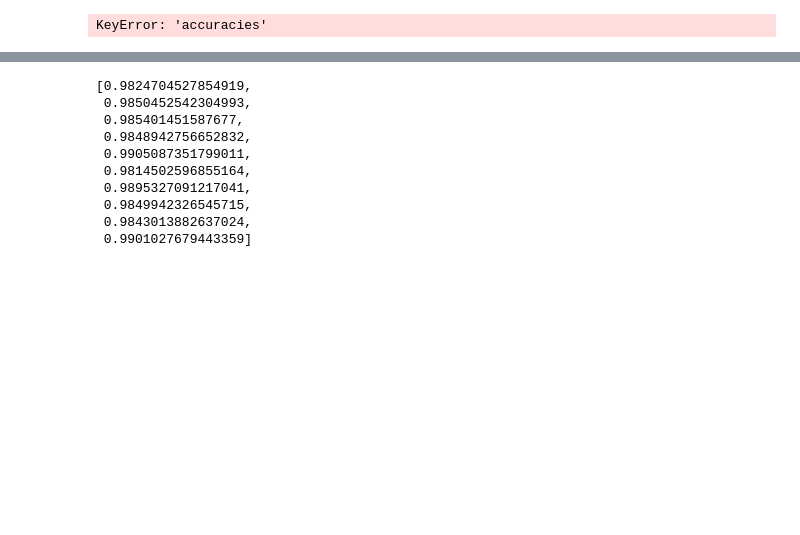
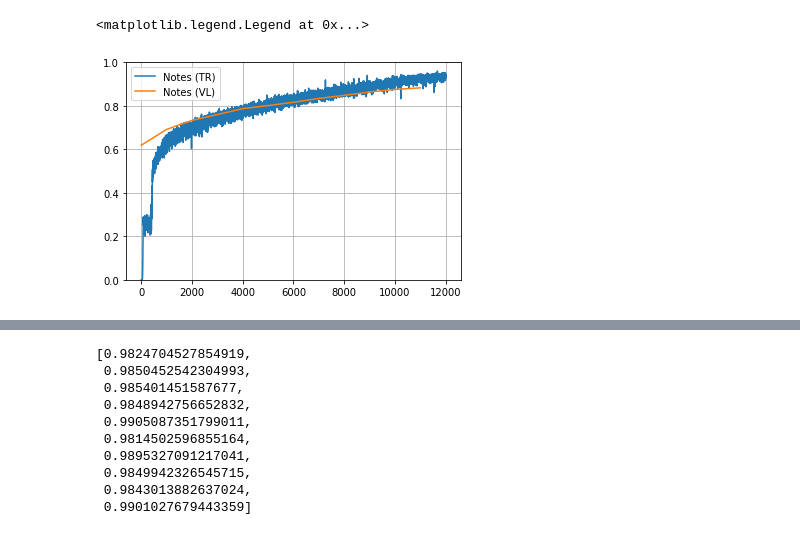
Before and after one commit to EmanueleCosenza/polyphemus, a Jupyter notebook: plot.ipynb, the cells around one changed output, grey strips where cells are left out. Drawn from its saved outputs; the diff is of its cells as text; code cells hidden in the pictures; blank space fills up the shorter version.

```diff
--- a/plot.ipynb
+++ b/plot.ipynb
@@ -35,15 +35,23 @@ plt.legend()
 # %%
-accs = checkpoint['accuracies']
-plt.plot(range(1, len(accs['acts'])+1), accs['acts'], label='acts')
-plt.plot(range(1, len(accs['pitches'])+1), accs['pitches'], label='pitches')
-plt.plot(range(1, len(accs['dur'])+1), accs['dur'], label='dur')
-plt.plot(range(1, len(accs['notes'])+1), accs['notes'], label='notes')
+tr_accs = checkpoint['tr_accuracies']
+#plt.plot(range(1, len(tr_accs['acts'])+1), tr_accs['acts'], label='Activations (TR)')
+#plt.plot(range(1, len(tr_accs['pitches'])+1), tr_accs['pitches'], label='Pitches (TR)')
+#plt.plot(range(1, len(tr_accs['dur'])+1), tr_accs['dur'], label='Durations (TR)')
+plt.plot(range(1, len(tr_accs['notes'])+1), tr_accs['notes'], label='Notes (TR)')
+
+val_accs = checkpoint['val_accuracies']
+#plt.plot(range(1, len(tr_accs['acts'])+1, eval_every), val_accs['acts'], label='Activations (VL)')
+#plt.plot(range(1, len(tr_accs['pitches'])+1, eval_every), val_accs['pitches'], label='Pitches (VL)')
+#plt.plot(range(1, len(tr_accs['dur'])+1, eval_every), val_accs['dur'], label='Durations (VL)')
+plt.plot(range(1, len(tr_accs['notes'])+1, eval_every), val_accs['notes'], label='Notes (VL)')
+
 plt.grid()
 plt.ylim(0, 1)
 plt.xlim()
 plt.legend()
 # %% [output]
-KeyError: 'accuracies'
+<matplotlib.legend.Legend at 0x...>
+[figure, added]
 # %%
 lrs = checkpoint['lrs']
 plt.plot(range(1, len(lrs)+1), lrs, label='Lr')
```
Also changed, not shown: parts of 5 cells of this notebook, 1 other file.
